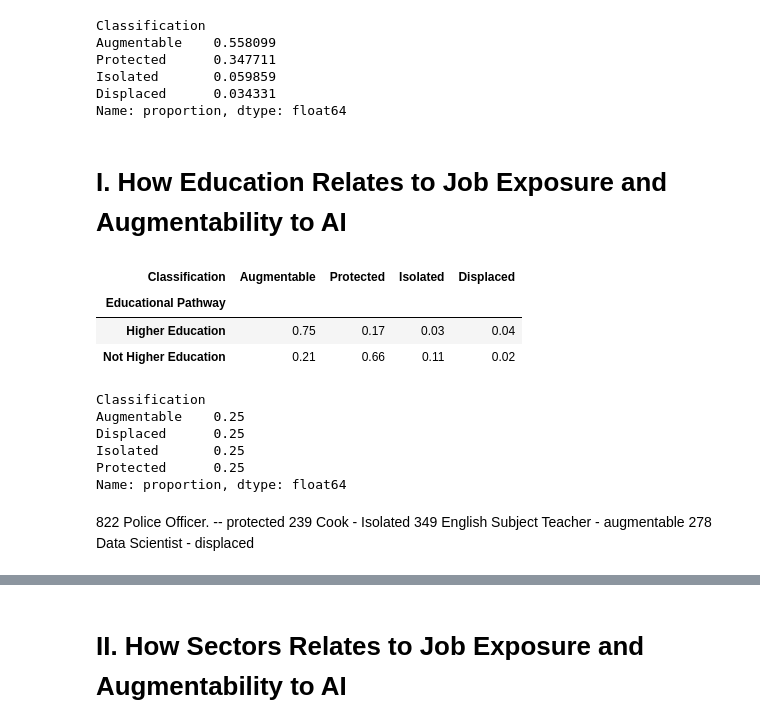
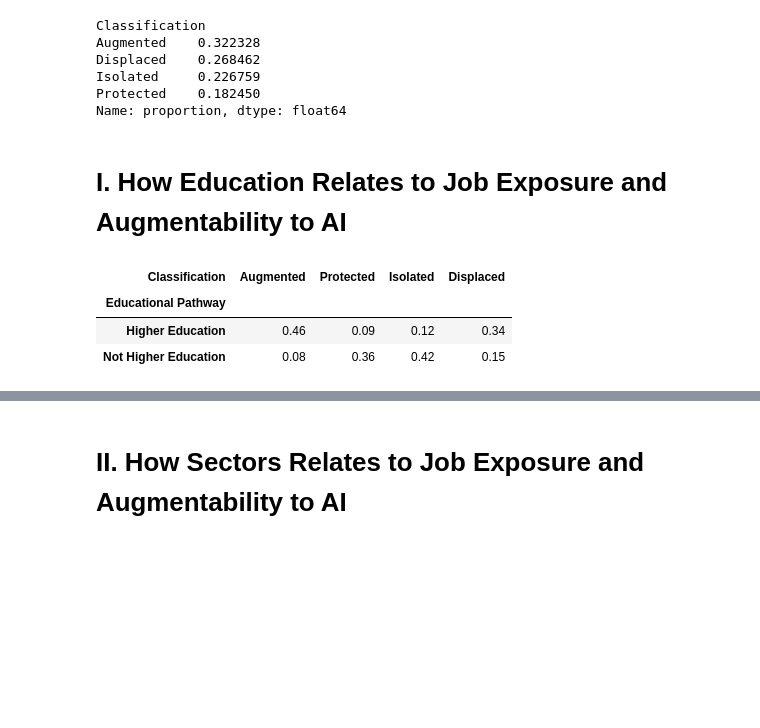
Before and after one commit to BSDSBA-JF/wadwani_intern, a Jupyter notebook: 01_mca_job_list/WorldBank/4_eda/eda.ipynb, the cells around one changed output, grey strips where cells are left out. Saved outputs shown, nothing was run; the diff lists cells and outputs as text; code cells hidden in the pictures; blank space fills up the shorter version.

```diff
--- a/01_mca_job_list/WorldBank/4_eda/eda.ipynb
+++ b/01_mca_job_list/WorldBank/4_eda/eda.ipynb
@@ -36,8 +14,8 @@ mca_df = pd.read_csv('../3_soc_comple/soc_comple.csv')
 def determine_risk(row):
     aioe = row['AIOE']
     comple = row['Complementarity']
-    median = 0.5
-    #median = mca_df['Complementarity'].median()
+    #median = 0.5
+    median = mca_df['Complementarity'].median()
 
     if aioe < 0:
         if comple < median:
@@ -47,42 +25,28 @@ def determine_risk(row):
     elif comple < median:
         return 'Displaced'
     elif comple > median:
-        return 'Augmentable'
+        return 'Augmented'
 
 mca_df['Classification'] = mca_df.apply(determine_risk, axis=1)
 # %%
 mca_df['Classification'].value_counts(normalize=True)
 # %% [output]
 Classification
-Augmentable    0.558099
-Protected      0.347711
-Isolated       0.059859
-Displaced      0.034331
+Augmented    0.322328
+Displaced    0.268462
+Isolated     0.226759
+Protected    0.182450
 Name: proportion, dtype: float64
 # %% [markdown]
 # I. How Education Relates to Job Exposure and Augmentability to AI
 # %%
 proportions = mca_df.groupby('Educational Pathway')['Classification'].value_counts(
     normalize=True).reset_index()
 pivot_df = proportions.pivot(index='Educational Pathway', columns='Classification', values='proportion')
-order = ['Augmentable', 'Protected', 'Isolated', 'Displaced']
+order = ['Augmented', 'Protected', 'Isolated', 'Displaced']
 (pivot_df[order]).round(2)
 # %% [output]
-| Classification | Augmentable | Protected | Isolated | Displaced |
+| Classification | Augmented | Protected | Isolated | Displaced |
 | Educational Pathway |  |  |  |  |
-| Higher Education | 0.75 | 0.17 | 0.03 | 0.04 |
-| Not Higher Education | 0.21 | 0.66 | 0.11 | 0.02 |
+| Higher Education | 0.46 | 0.09 | 0.12 | 0.34 |
+| Not Higher Education | 0.08 | 0.36 | 0.42 | 0.15 |
-# %%
-proportions['Classification'].value_counts(normalize=True)
-# %% [output]
-Classification
-Augmentable    0.25
-Displaced      0.25
-Isolated       0.25
-Protected      0.25
-Name: proportion, dtype: float64
-# %% [markdown]
-822	Police Officer. -- protected
-239	Cook - Isolated
-349	English Subject Teacher - augmentable
-278	Data Scientist - displaced
```
Also changed, not shown: parts of 8 cells of this notebook, 7 other files.
